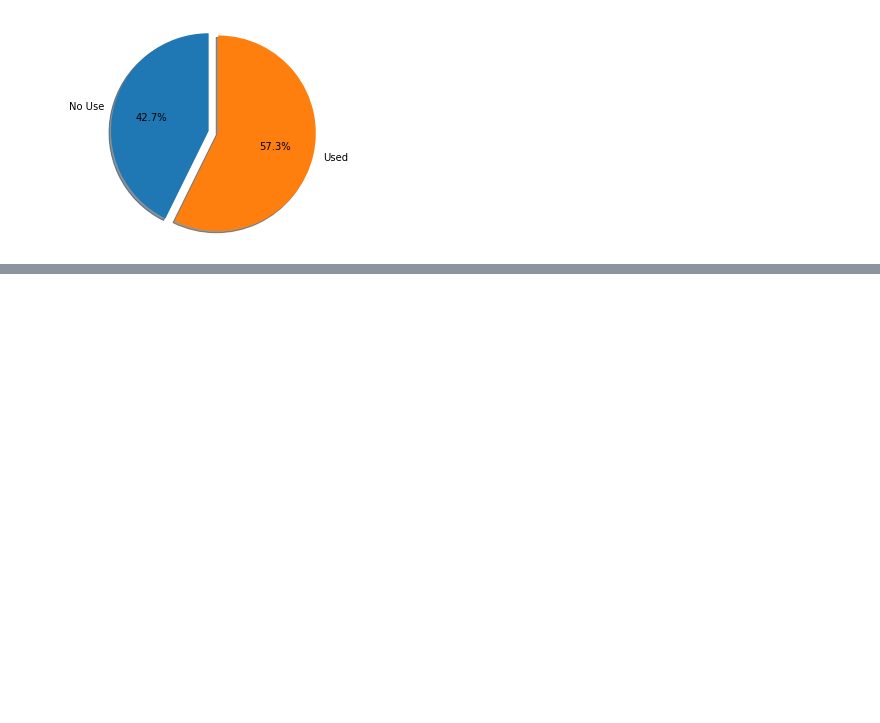
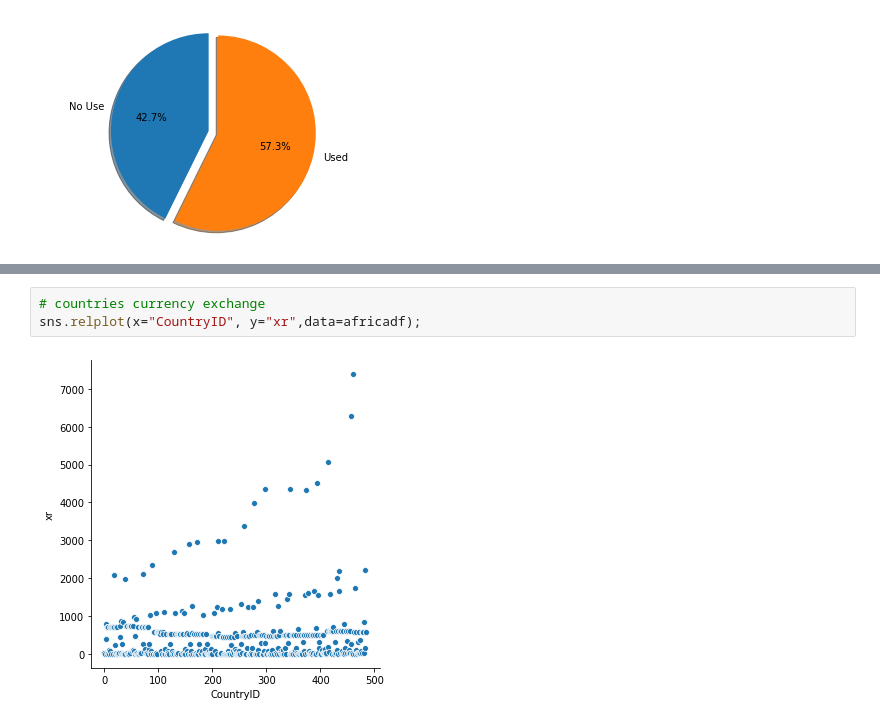
Before and after one commit to thiviyan98/ThiviyanNanthakumarCE888, a Jupyter notebook: Assignment1/Assignment1.ipynb, the cells around one changed output, grey strips where cells are left out. Cells and saved outputs as stored; diff of their text form; blank space fills up the shorter version.

```diff
--- a/Assignment1/Assignment1.ipynb
+++ b/Assignment1/Assignment1.ipynb
@@ -322,0 +443,5 @@ plt.show()
+# %%
+# countries currency exchange
+sns.relplot(x="CountryID", y="xr",data=africadf);
+# %% [output]
+[figure, added]
```
Also changed, not shown: parts of 41 cells of this notebook.
